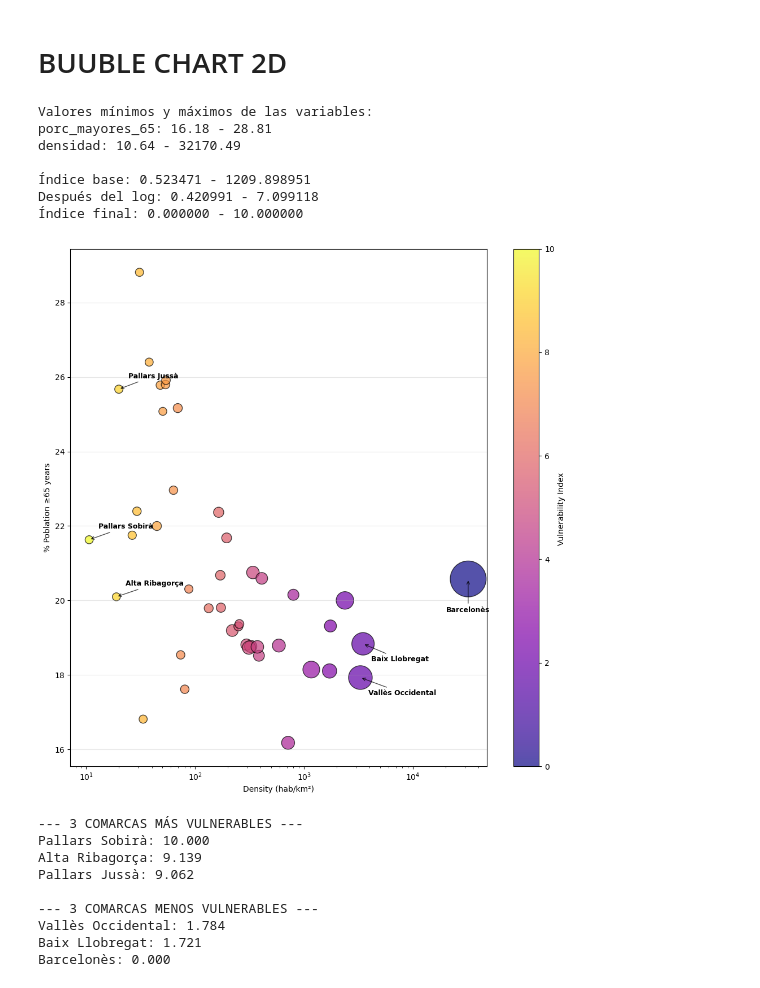
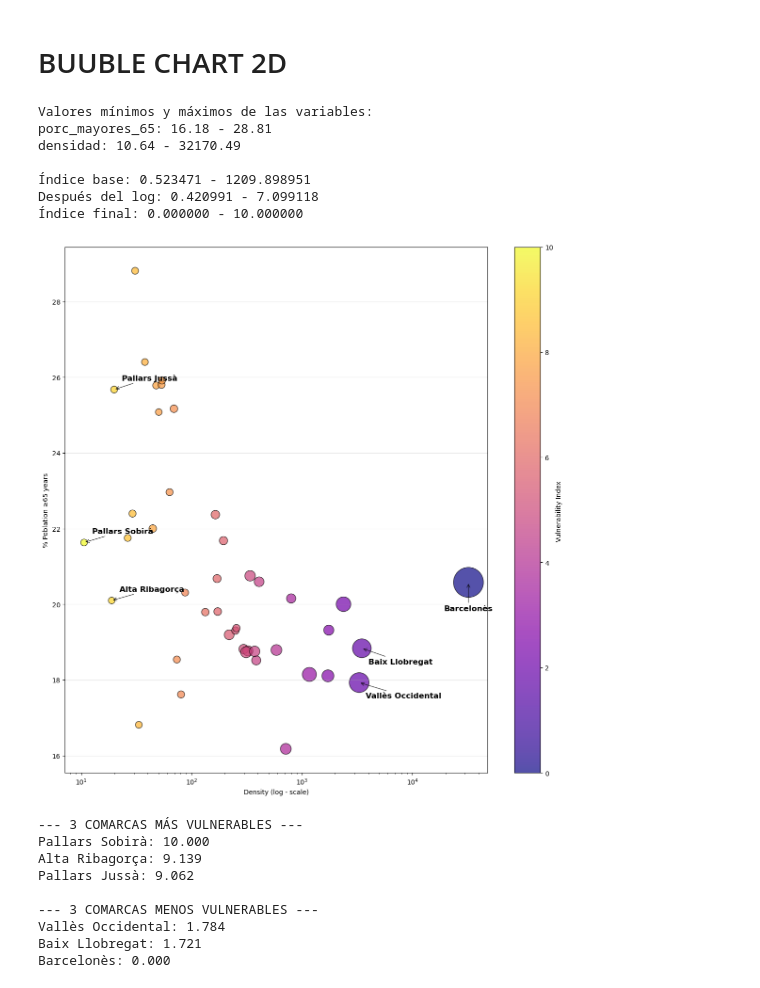
Before and after one commit to alexdeharo269/CatDef, a Jupyter notebook: javierfernandez.ipynb, the cells around one changed output. Saved outputs shown, nothing was run; the diff lists cells and outputs as text; code cells hidden in the pictures.

```diff
--- a/javierfernandez.ipynb
+++ b/javierfernandez.ipynb
@@ -1430,7 +1430,7 @@ print(f"Índice final: {df['indice_vulnerabilidad'].min():.6f} - {df['indice_vul
 
 # Bubble plot con índice de vulnerabilidad
 
-plt.figure(figsize=(10, 10))
+plt.figure(figsize=(12, 12))
 
 scatter = plt.scatter(
     df['densidad'],
@@ -1446,7 +1446,7 @@ scatter = plt.scatter(
 plt.xscale('log')
 
 plt.colorbar(scatter, label="Vulnerability Index ")
-plt.xlabel("Density (hab/km²)")
+plt.xlabel("Density (log - scale)")
 plt.ylabel("% Poblation ≥65 years")
 plt.title("")
 
@@ -1489,34 +1489,34 @@ for idx, row in bottom_3_vulnerables.iterrows():
         xy=(row['densidad'], row['porc_mayores_65']),
         xytext=xytext_val,
         textcoords='offset points',
         fontsize=12, color='black', fontweight='bold',
         ha=ha_val,
         va=va_val,
         arrowprops=dict(arrowstyle='->', color='black', alpha=0.7)
     )
 
 
 plt.grid(True, alpha=0.3, axis = 'y')
 plt.tight_layout()
 plt.show()
 
 # Mostramos los nombres en consola también
 print("\n--- 3 COMARCAS MÁS VULNERABLES ---")
 for idx, row in top_3_vulnerables.iterrows():
     print(f"{row['NOMCOMAR']}: {row['indice_vulnerabilidad']:.3f}")
 
 print("\n--- 3 COMARCAS MENOS VULNERABLES ---")
 for idx, row in bottom_3_vulnerables.iterrows():
     print(f"{row['NOMCOMAR']}: {row['indice_vulnerabilidad']:.3f}")
 # %% [output]
 Valores mínimos y máximos de las variables:
 porc_mayores_65: 16.18 - 28.81
 densidad: 10.64 - 32170.49
 
 Índice base: 0.523471 - 1209.898951
 Después del log: 0.420991 - 7.099118
 Índice final: 0.000000 - 10.000000
-[figure, old version]
+[figure, new version]
 --- 3 COMARCAS MÁS VULNERABLES ---
 Pallars Sobirà: 10.000
 Alta Ribagorça: 9.139
```
Also changed, not shown: 3 other files.
